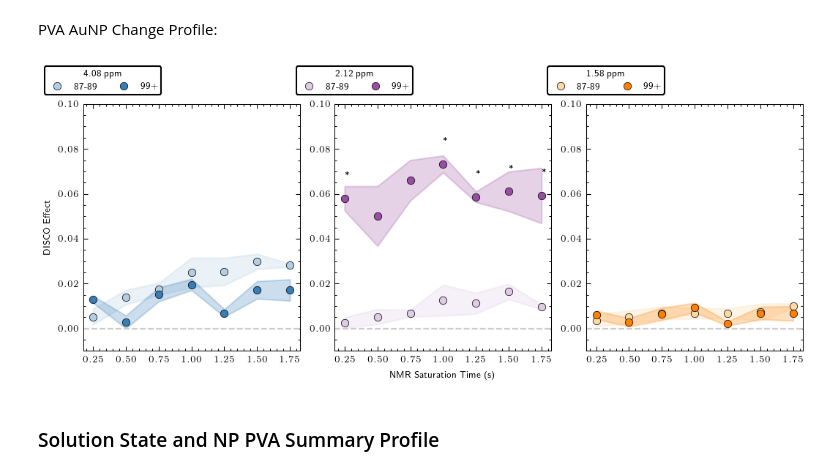
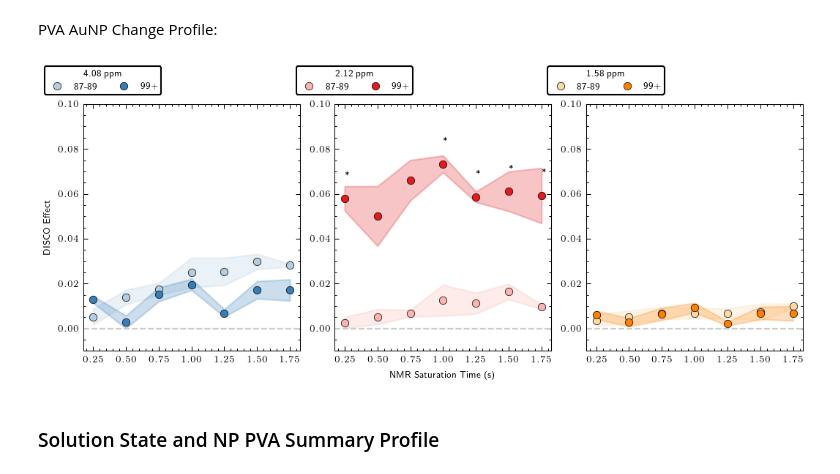
Before and after one commit to Frank-Gu-Lab/disco-np-paper, a Jupyter notebook: notebooks/polymer_profiles.ipynb, the cells around one changed output. Saved outputs shown, nothing was run; the diff lists cells and outputs as text; code cells hidden in the pictures.

Commit message:
updating colors for PVA AuNP change

```diff
--- a/notebooks/polymer_profiles.ipynb
+++ b/notebooks/polymer_profiles.ipynb
@@ -355,35 +350,35 @@ axd['C'].legend(title = "1.58 ppm",bbox_to_anchor=(-0.2, 1.02, 0.01, .09), loc='
                 framealpha=1)
 
 axd['C'].set_ylim((-0.01, 0.1))
 
 # add buildup curve subtraction just for 2.12 peak
 df_list = [ppi_2_low, ppi_2_high]
-add_overlaid_buildup_toax_customlabels(df_list, axd['D'], **kwargs, **{"custom_colors": buildup_colors2})
+add_overlaid_buildup_toax_customlabels(df_list, axd['D'], **kwargs, **{"custom_colors": buildup_colors4})
 # axd['E'].set_ylabel("Absolute DISCO Effect")
 axd['D'].legend(title="2.12 ppm", bbox_to_anchor=(-0.2, 1.02, 0.01, .09), loc='lower left',
                 ncol=2, mode=None, borderaxespad=0.5,
                 frameon=True, edgecolor='black',
                 framealpha=1)
 axd['D'].set_ylim((-0.01,0.1))
 axd['D'].set_xlabel ("NMR Saturation Time (s)")
 
 # add overlaid buildup curves for just 4.08
 df_list = [ppi_1_low, ppi_1_high]
 add_overlaid_buildup_toax_customlabels(df_list, axd['E'], **kwargs, **{"custom_colors": buildup_colors1})
 # axd['E'].legend(loc = "upper right")
 axd['E'].legend(title = "4.08 ppm", bbox_to_anchor=(-0.2, 1.02, 0.01, .09), loc='lower left',
                 ncol=2, mode=None, borderaxespad=0.5,
                 frameon=True, edgecolor='black',
                 framealpha=1)
 axd['E'].set_ylim((-0.01, 0.1))
 axd['E'].set_ylabel("DISCO Effect")
 
 output_filename = f"{output_directory}/PVA_NP_changefigure_transposed.png"
 fig.patch.set_facecolor('white')
 plt.tight_layout(pad = 0.5)
 fig.savefig(output_filename, dpi=500, transparent=False)
 # %% [output]
-[figure, old version]
+[figure, new version]
 # %% [markdown]
 ### Solution State and NP PVA Summary Profile
 # %%
```
Also changed, not shown: parts of 2 cells of this notebook, 8 other files.
